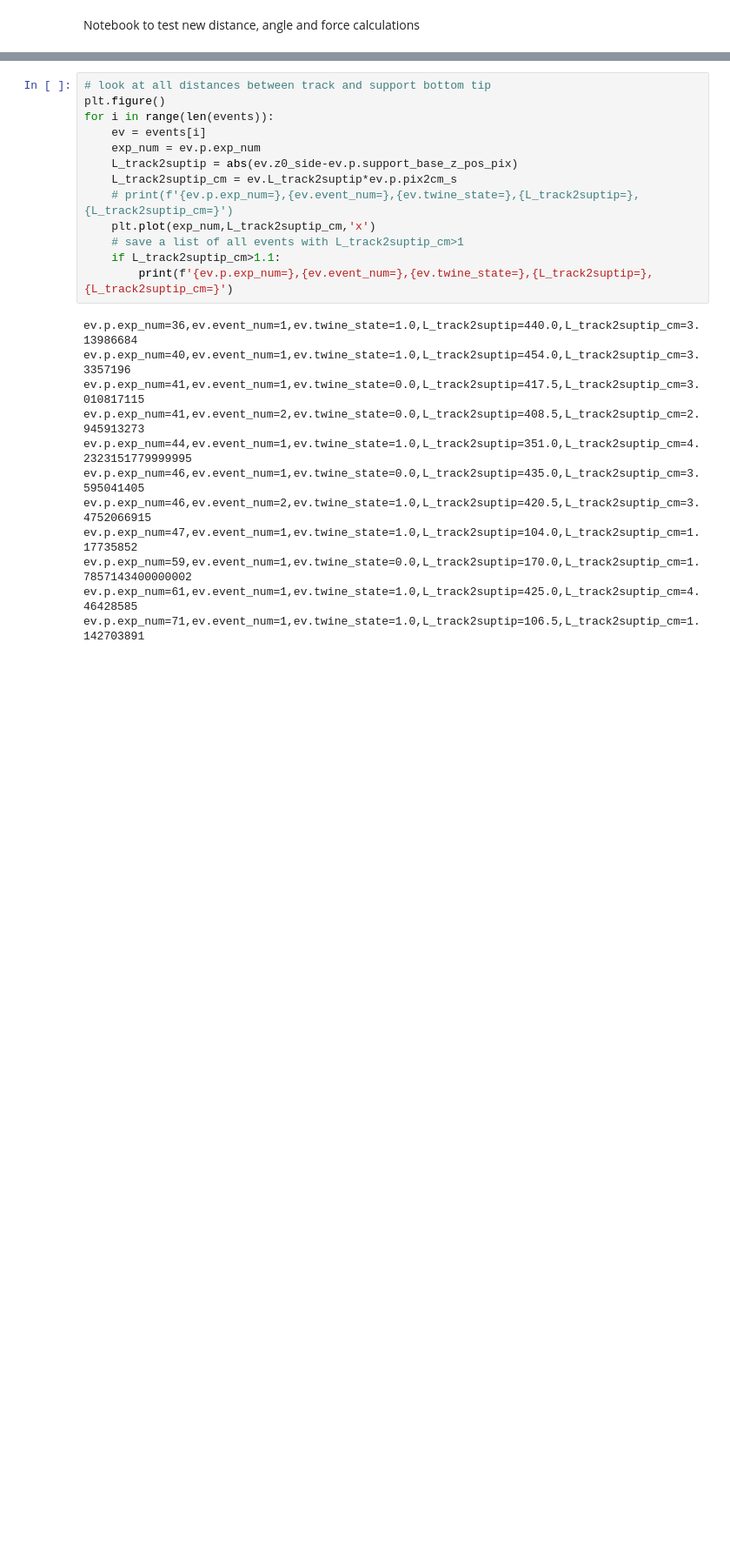
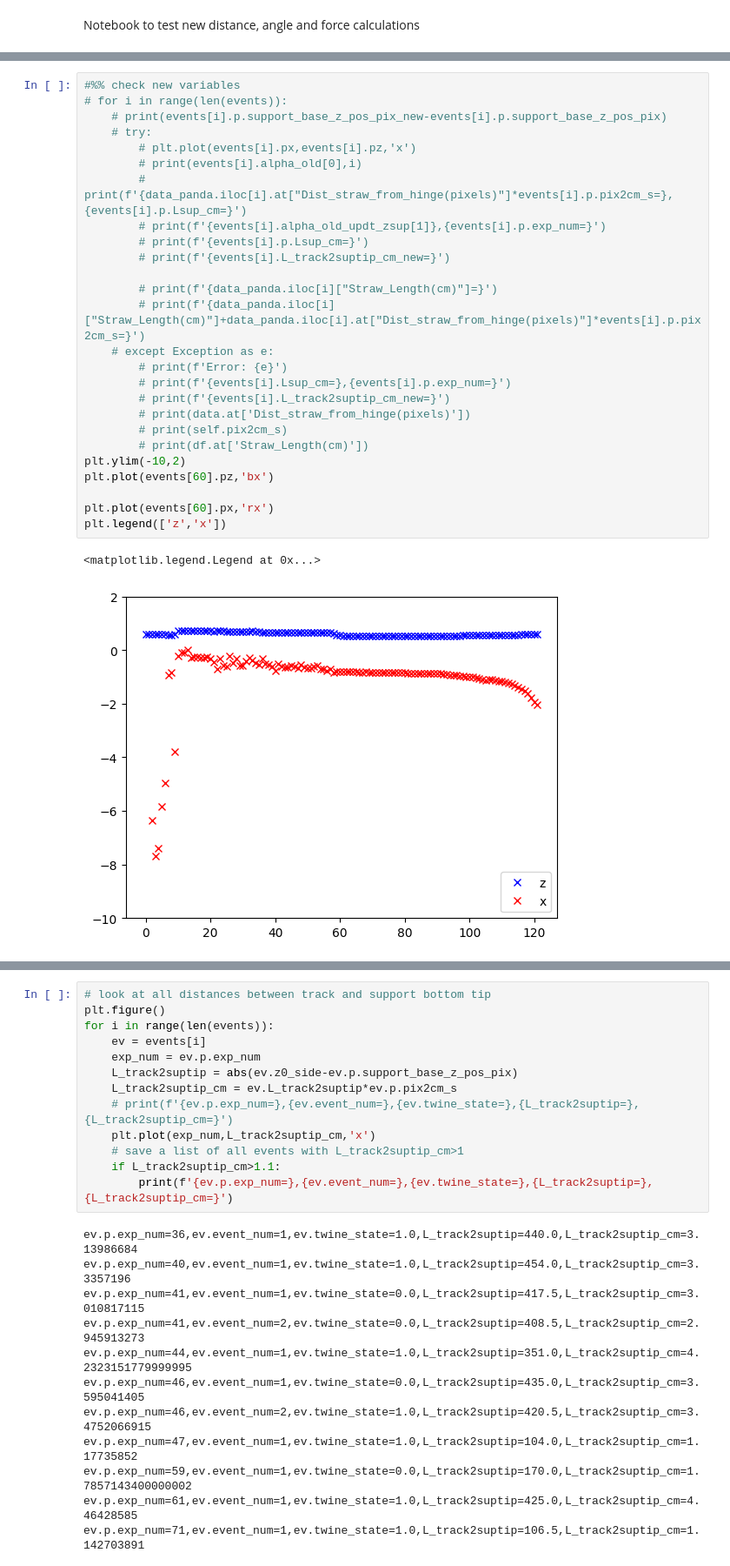
Before and after one commit to amirohad/Repo_article0, a Jupyter notebook: test_new_calcs.ipynb, the cells around one changed output, grey strips where cells are left out. Shown at 87% size. Cells and saved outputs as stored; diff of their text form; blank space fills up the shorter version.

Commit message:
update exp2funcs_2025
- forces, checked contact affects force

```diff
--- a/test_new_calcs.ipynb
+++ b/test_new_calcs.ipynb
@@ -197,3 +214,32 @@ for i in tqdm(range(N), leave=True):
+# %%
+#%% check new variables
+# for i in range(len(events)):
+    # print(events[i].p.support_base_z_pos_pix_new-events[i].p.support_base_z_pos_pix)
+    # try:
+        # plt.plot(events[i].px,events[i].pz,'x')
+        # print(events[i].alpha_old[0],i)
+        # print(f'{data_panda.iloc[i].at["Dist_straw_from_hinge(pixels)"]*events[i].p.pix2cm_s=},{events[i].p.Lsup_cm=}')
+        # print(f'{events[i].alpha_old_updt_zsup[1]},{events[i].p.exp_num=}')
+        # print(f'{events[i].p.Lsup_cm=}')
+        # print(f'{events[i].L_track2suptip_cm_new=}')
+
+        # print(f'{data_panda.iloc[i]["Straw_Length(cm)"]=}')
+        # print(f'{data_panda.iloc[i]["Straw_Length(cm)"]+data_panda.iloc[i].at["Dist_straw_from_hinge(pixels)"]*events[i].p.pix2cm_s=}')
+    # except Exception as e:
+        # print(f'Error: {e}')
+        # print(f'{events[i].Lsup_cm=},{events[i].p.exp_num=}')
+        # print(f'{events[i].L_track2suptip_cm_new=}')
+        # print(data.at['Dist_straw_from_hinge(pixels)'])
+        # print(self.pix2cm_s)
+        # print(df.at['Straw_Length(cm)'])
+plt.ylim(-10,2)
+plt.plot(events[60].pz,'bx')
+
+plt.plot(events[60].px,'rx')
+plt.legend(['z','x'])
+# %% [output]
+<matplotlib.legend.Legend at 0x...>
+[figure, added]
 # %%
 #%% figure - Force trajectory for slip event with contact position along support 2
 # cmap = plt.get_cmap('viridis')
```
Also changed, not shown: parts of 8 cells of this notebook, 2 other files.
